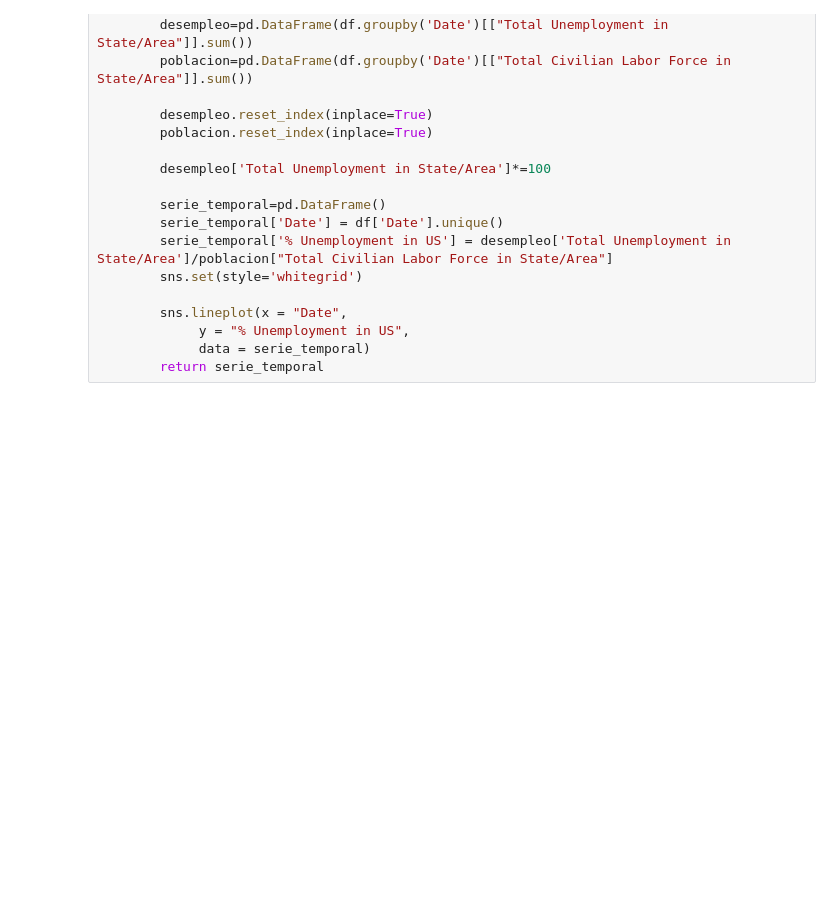
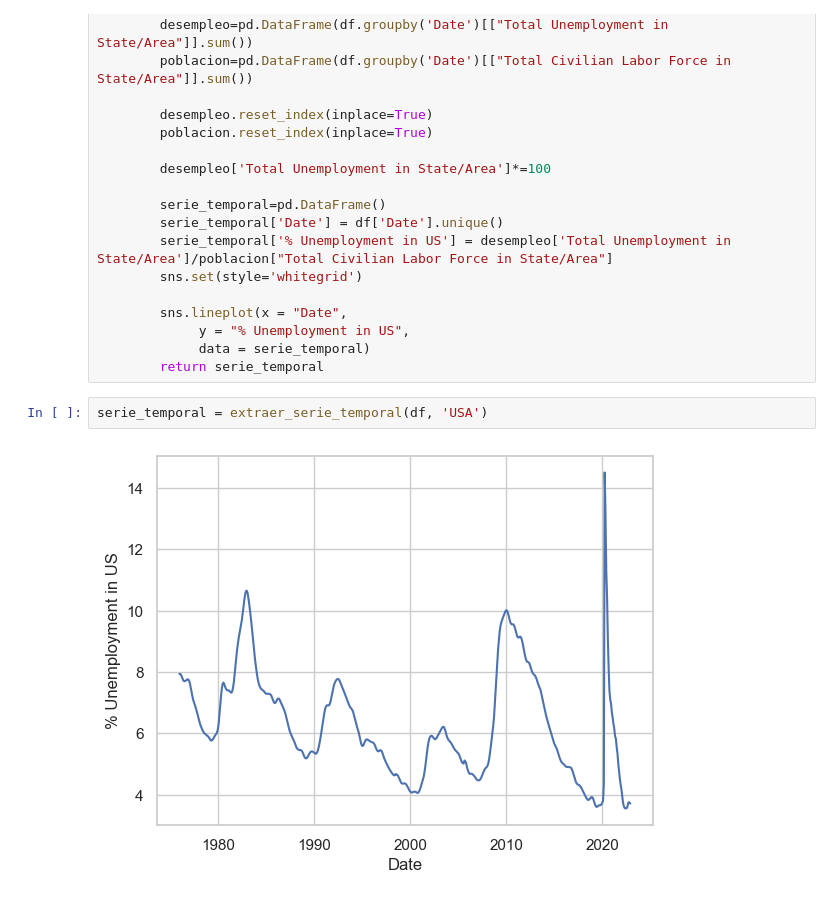
Before and after one commit to IgnacioGarciaLuengo/USA_Unemployment_Analysis, a Jupyter notebook: practica.ipynb, the cells around one changed output. Drawn from its saved outputs; the diff is of its cells as text; blank space fills up the shorter version.

```diff
--- a/practica.ipynb
+++ b/practica.ipynb
@@ -129,3 +131,7 @@ def extraer_serie_temporal(df,estado):
              y = "% Unemployment in US",
              data = serie_temporal)
         return serie_temporal
+# %%
+serie_temporal = extraer_serie_temporal(df, 'USA')
+# %% [output]
+[figure, added]
```
Also changed, not shown: parts of 22 cells of this notebook.
